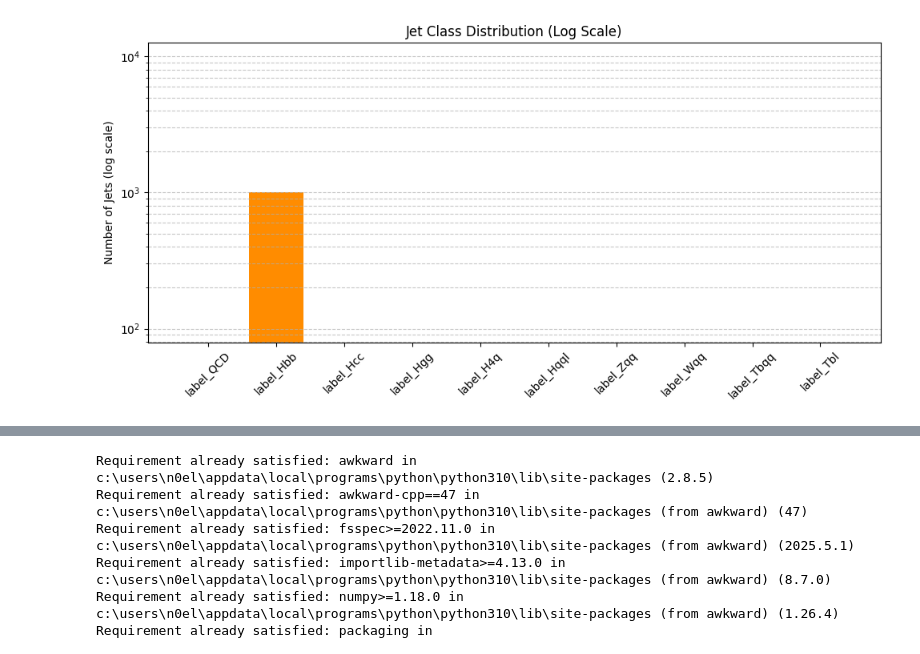
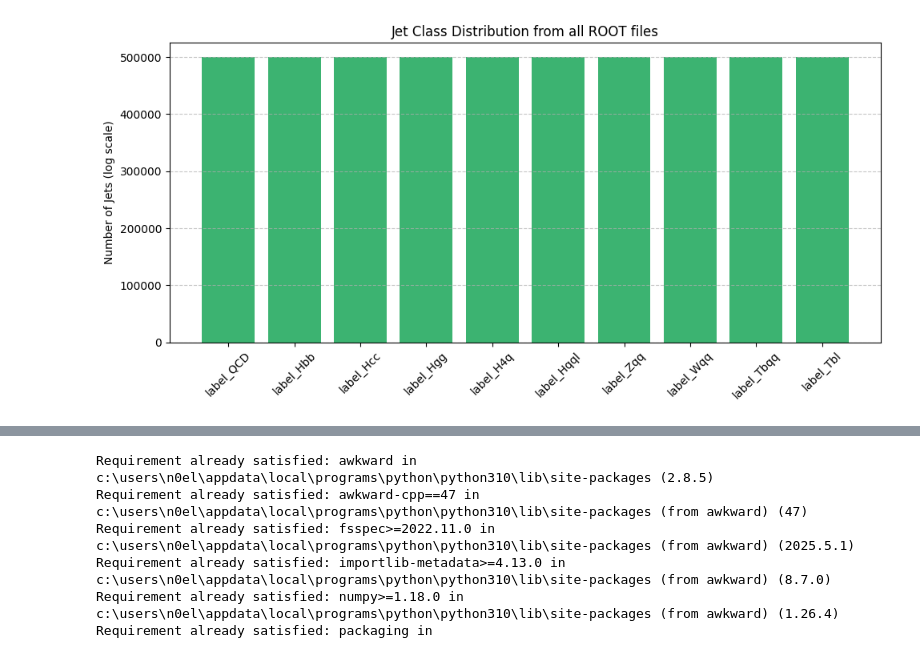
Before and after one commit to jovannareyesc/transfer-learning-for-particle-physics-applications, a Jupyter notebook: AnalysisJetClass.ipynb, the cells around one changed output, grey strips where cells are left out. Cells and saved outputs as stored; diff of their text form; code cells hidden in the pictures.

```diff
--- a/AnalysisJetClass.ipynb
+++ b/AnalysisJetClass.ipynb
@@ -207,16 +22,0 @@ plt.show()
-# %%
-desired = ["part_charge"]  # Add this field to load
-valid = [var for var in desired if var in branches]
-arrays = tree.arrays(valid, entry_stop=1000)
-
-
-if "part_charge" in arrays.fields:
-    charge = ak.to_numpy(ak.flatten(arrays["part_charge"]))
-    plt.hist(charge, bins=np.arange(-2.5, 3.5, 1), align="left", rwidth=0.8)
-    plt.xlabel("Particle charge")
-    plt.ylabel("Count")
-    plt.title("Charge Composition of Jet Constituents")
-    plt.grid(True)
-    plt.show()
-else:
-    print("❌ 'part_charge' not found in the loaded data.")
@@ -264,27 +23,41 @@ else:
 # %%
+import uproot
+import awkward as ak
+import os
 
-# Define all label fields (jet classes)
+# Set path to your val_5M dataset
+path = "val_5M"
 label_fields = [
     "label_QCD", "label_Hbb", "label_Hcc", "label_Hgg", "label_H4q",
     "label_Hqql", "label_Zqq", "label_Wqq", "label_Tbqq", "label_Tbl"
 ]
 
-# Filter only available fields
-valid = [field for field in label_fields if field in branches]
-arrays = tree.arrays(valid, entry_stop=1000)  # You can remove entry_stop to get all data
+total_counts = dict.fromkeys(label_fields, 0)
 
-# Count jets per class
-class_counts = [ak.to_numpy(arrays[label]).sum() for label in valid]
+for fname in os.listdir(path):
+    if not fname.endswith(".root"):
+        continue
+    with uproot.open(os.path.join(path, fname)) as file:
+        tree = file["tree"]
+        available = [label for label in label_fields if label in tree.keys()]
+        arrays = tree.arrays(available)
+        for label in available:
+            total_counts[label] += ak.to_numpy(arrays[label]).sum()
 
-# Plot
+# Now plot
+import matplotlib.pyplot as plt
+
+labels = list(total_counts.keys())
+values = list(total_counts.values())
+
 plt.figure(figsize=(10, 5))
-plt.bar(valid, class_counts, color="darkorange")
-plt.yscale("log")  # Set y-axis to log scale
+plt.bar(labels, values, color="mediumseagreen")
+#plt.yscale("log")
 plt.xticks(rotation=45)
 plt.ylabel("Number of Jets (log scale)")
-plt.title("Jet Class Distribution (Log Scale)")
+plt.title("Jet Class Distribution from all ROOT files")
 plt.grid(axis="y", which="both", linestyle="--", alpha=0.7)
 plt.tight_layout()
 plt.show()
 # %% [output]
-[figure, old version]
+[figure, new version]
```
Also changed, not shown: parts of 28 cells of this notebook.
